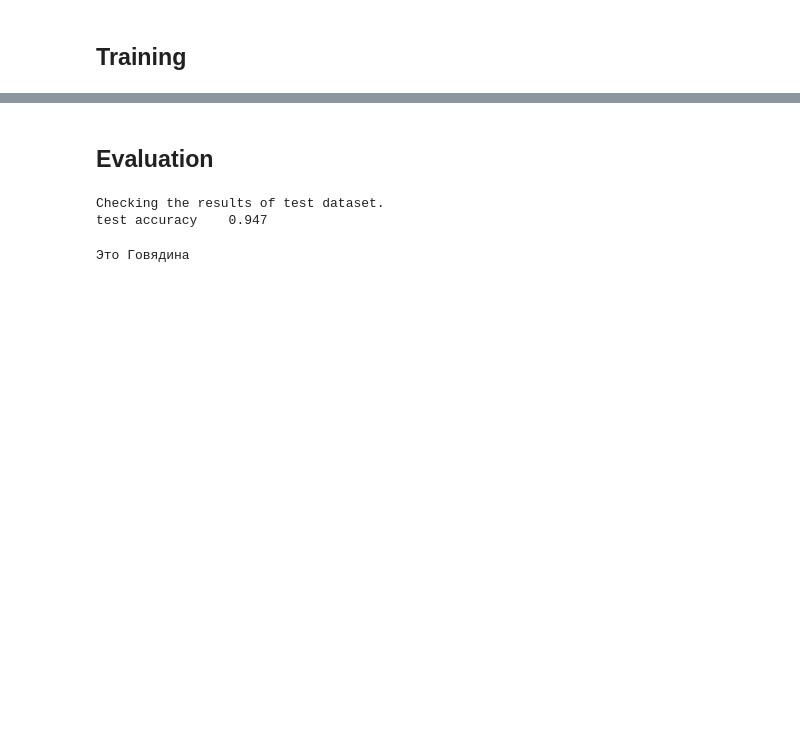
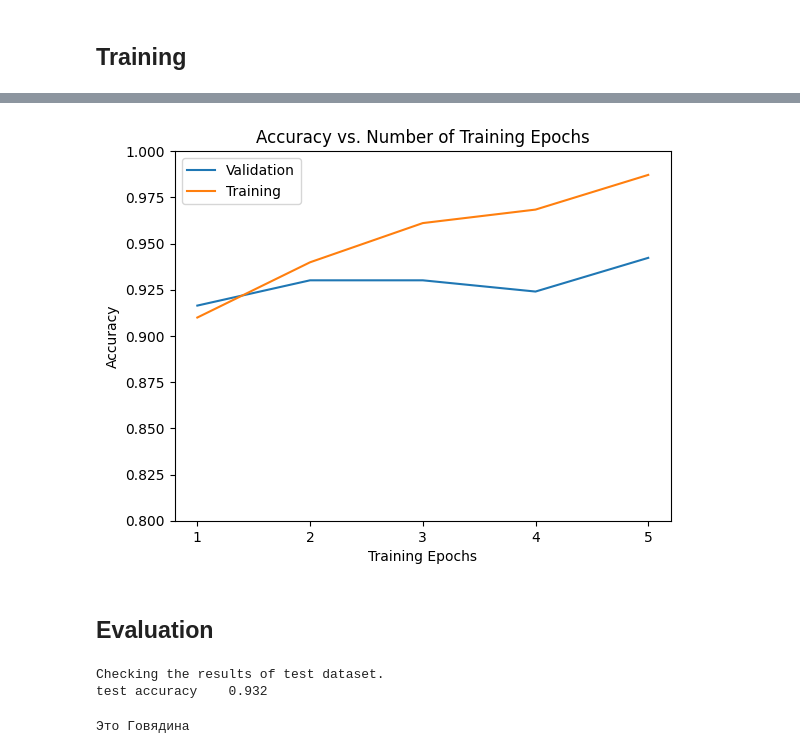
Before and after one commit to yupesh/job-testing, a Jupyter notebook: inline/meatinfo.ipynb, the cells around one changed output, grey strips where cells are left out. Cells and saved outputs as stored; diff of their text form; code cells hidden in the pictures; blank space fills up the shorter version.

```diff
--- a/inline/meatinfo.ipynb
+++ b/inline/meatinfo.ipynb
@@ -113,7 +115,7 @@ def collate_batch(batch):
 class MeatClassificationModel(nn.Module):
 
     def __init__(self, vocab_size, embed_dim, num_class):
-        super(TextClassificationModel, self).__init__()
+        super(MeatClassificationModel, self).__init__()
         self.embedding = nn.EmbeddingBag(vocab_size, embed_dim, sparse=False)
         self.fc = nn.Linear(embed_dim, num_class)
         self.init_weights()
@@ -137,7 +140,7 @@ model = MeatClassificationModel(vocab_size, EM_SIZE, num_class).to(device)
 def train(dataloader):
     model.train()
     total_acc, total_count = 0, 0
-    log_interval = 50
+    log_interval = 200
     start_time = time.time()
 
     for idx, (label, text, offsets) in enumerate(dataloader):
@@ -156,6 +159,7 @@ def train(dataloader):
                                               total_acc/total_count))
             total_acc, total_count = 0, 0
             start_time = time.time()
+    return total_acc/total_count
 
 def evaluate(dataloader):
     model.eval()
@@ -170,12 +174,13 @@ def evaluate(dataloader):
     return total_acc/total_count
 # %%
 # Hyperparameters
-EPOCHS = 1 # epoch
-LR = 1  # learning rate
-BATCH_SIZE = 8 # batch size for training
+EPOCHS = 5 # epoch
+LR = 0.2  # learning rate
+BATCH_SIZE = 16 # batch size for training
 
 criterion = torch.nn.CrossEntropyLoss()
-optimizer = torch.optim.SGD(model.parameters(), lr=LR)
+#optimizer = torch.optim.SGD(model.parameters(), lr=LR)
+optimizer = torch.optim.Adam(model.parameters(), lr=LR)
 scheduler = torch.optim.lr_scheduler.StepLR(optimizer, 1.0, gamma=0.1)
 total_accu = None
 
@@ -194,11 +199,17 @@ valid_dataloader = DataLoader(split_valid_, batch_size=BATCH_SIZE,
 test_dataloader = DataLoader(test_dataset, batch_size=BATCH_SIZE,
                              shuffle=True, collate_fn=collate_batch)
 
+val_acc_history = []
+acc_history = []
+
 for epoch in range(1, EPOCHS + 1):
     epoch_start_time = time.time()
-    train(train_dataloader)
+    train_acc = train(train_dataloader)
     accu_val = evaluate(valid_dataloader)
+    val_acc_history.append(accu_val)
+    acc_history.append(train_acc)
     if total_accu is not None and total_accu > accu_val:
+
       scheduler.step()
     else:
        total_accu = accu_val
@@ -229,3 +240,15 @@ for epoch in range(1, EPOCHS + 1):
+# %%
+plt.title("Accuracy vs. Number of Training Epochs")
+plt.xlabel("Training Epochs")
+plt.ylabel("Accuracy")
+plt.plot(range(1,EPOCHS+1),val_acc_history,label="Validation")
+plt.plot(range(1,EPOCHS+1),acc_history,label="Training")
+plt.ylim((0.8,1.))
+plt.xticks(np.arange(1, EPOCHS+1, 1.0))
+plt.legend()
+plt.show()
+# %% [output]
+[figure, added]
 # %% [markdown]
 ## Evaluation
 # %%
@@ -234,7 +257,7 @@ accu_test = evaluate(test_dataloader)
 print('test accuracy {:8.3f}'.format(accu_test))
 # %% [output]
 Checking the results of test dataset.
-test accuracy    0.947
+test accuracy    0.932
 # %%
 meat_label = {y: x for x, y in our_dataset.labels_dict.items()}
 # %%
```
Also changed, not shown: parts of 9 cells of this notebook.
